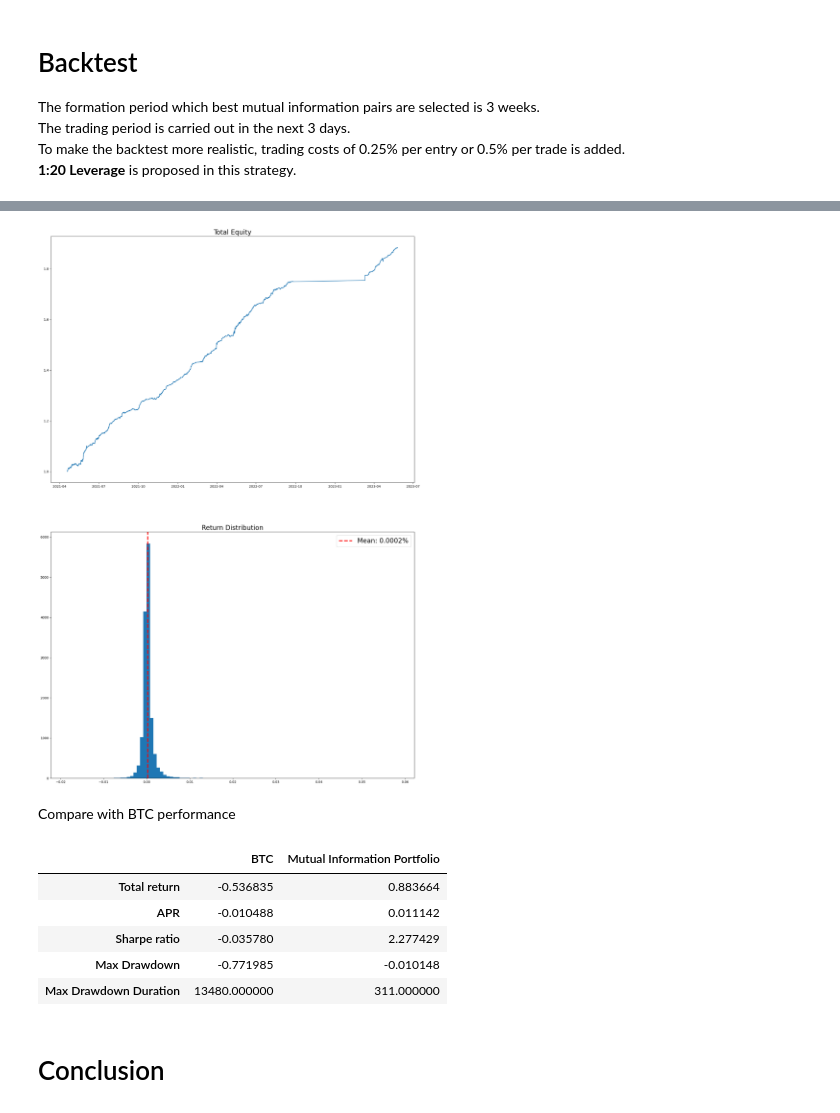
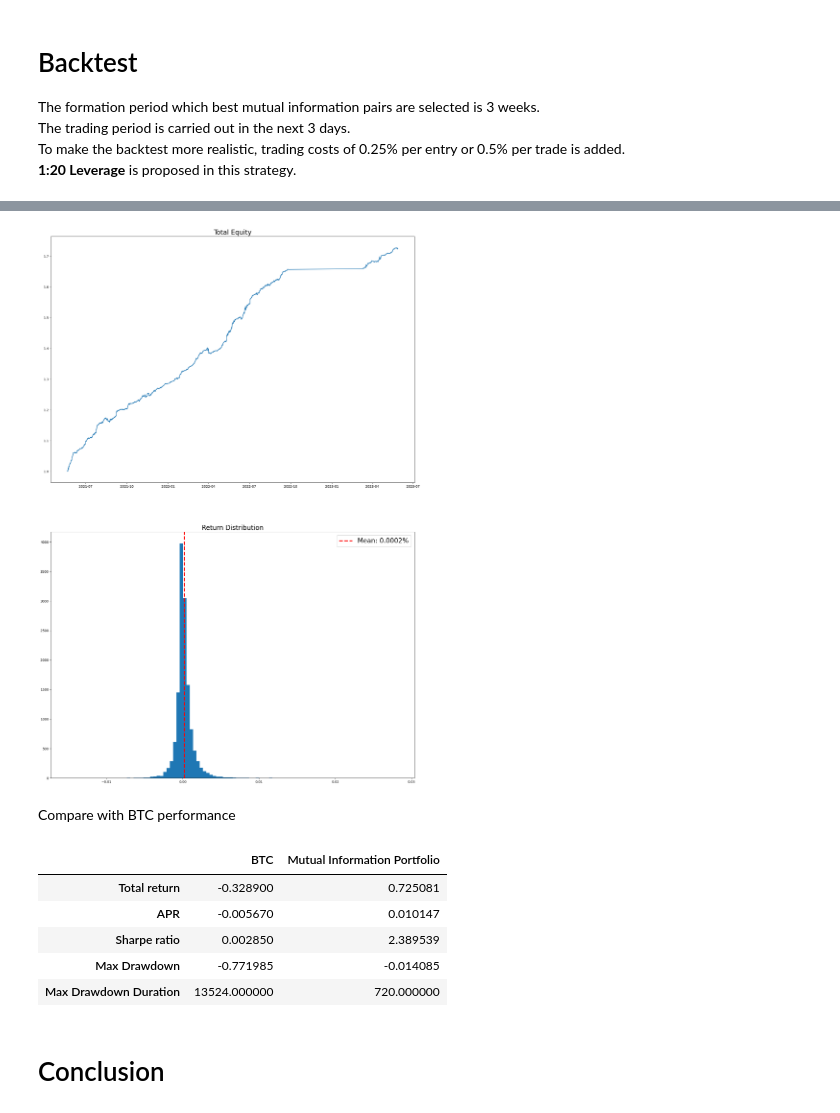
Before and after one commit to stevenpham1996/Pairs-Trading--Statistical-Arbitrage, a Jupyter notebook: mutual_information_pairs/cryptocurrency.ipynb, the cells around one changed output, grey strips where cells are left out. Cells and saved outputs as stored; diff of their text form; code cells hidden in the pictures.

```diff
--- a/mutual_information_pairs/cryptocurrency.ipynb
+++ b/mutual_information_pairs/cryptocurrency.ipynb
@@ -336,8 +450,8 @@ for i in range(train_window, len(prices)-trade_window, trade_window):
 # %%
-for _, key in enumerate(list(backtest_result.keys())[:3]):
+for _, key in enumerate(list(backtest_result.keys())[:5]):
     df = pd.concat(backtest_result[key], join='inner')
-    # calculate cumulative return
-    cumret = np.nancumprod(1 + df)
+    # calculate cumulative return with 20x leverage
+    cumret = np.nancumprod(1 + (df*20))
     # plot
     plt.figure(figsize=(18, 10))
     plt.plot(df.index, cumret)
@@ -371,37 +491,39 @@ plt.legend().remove();
 # %%
 temp_equity = {}
 for i in backtest_result.keys():
-    backtest_result[i] = pd.concat(backtest_result[i])
+    # backtest_result[i] = pd.concat(backtest_result[i])
+    backtest_result[i].index = pd.to_datetime(backtest_result[i].index)
+    backtest_result[i] = backtest_result[i][~backtest_result[i].index.duplicated(keep='first')]
     if backtest_result[i].isnull().all():
         continue
     else:
         temp_equity[i] = backtest_result[i]
 
 
 # concat all pd.Sereis in temp_equity, column-wise
 df = pd.concat(temp_equity, axis=1)
 df.columns = [key for key in temp_equity.keys()]
 df.index = pd.to_datetime(df.index)
 df.fillna(0, inplace=True)
 df = df.sort_index()
 
 num_pairs = len(df.columns)
 # sum up the daily returns across all columns
 df['total'] = df.sum(axis=1) / num_pairs
 # calculate the cumulative returns
 cumret_main = np.nancumprod((df['total'] * 20) + 1) # 20 Leverage
 expected_ret = df['total'].mean()
 # plot the total equity curve
 fig, ax = plt.subplots(2, 1, figsize=(20, 30))
 ax[0].plot(df.index, cumret_main)
 ax[0].set_title(f"Total Equity", fontsize=20)
 # plot the histogram of the  pd series
 ax[1].hist(df['total']*100, bins=100)
 ax[1].axvline(expected_ret*100, ls='--', color='r', linewidth=3, label="Mean")
 ax[1].set_title(f"Return Distribution", fontsize=20)
 ax[1].legend([f"Mean: {round(expected_ret*100, 4)}%"], fontsize=20);
 # %% [output]
-[figure, old version]
+[figure, new version]
 # %% [markdown]
 Compare with BTC performance
 # %%
@@ -419,11 +541,11 @@ metrics_df['Mutual Information Portfolio'] = calculate_metrics(cumret_main)
 metrics_df
 # %% [output]
 |  | BTC | Mutual Information Portfolio |
-| Total return | -0.536835 | 0.883664 |
-| APR | -0.010488 | 0.011142 |
-| Sharpe ratio | -0.035780 | 2.277429 |
-| Max Drawdown | -0.771985 | -0.010148 |
-| Max Drawdown Duration | 13480.000000 | 311.000000 |
+| Total return | -0.328900 | 0.725081 |
+| APR | -0.005670 | 0.010147 |
+| Sharpe ratio | 0.002850 | 2.389539 |
+| Max Drawdown | -0.771985 | -0.014085 |
+| Max Drawdown Duration | 13524.000000 | 720.000000 |
 # %% [markdown]
 # Conclusion
 # %% [markdown]
```
Also changed, not shown: parts of 7 cells of this notebook, 3 other files.
